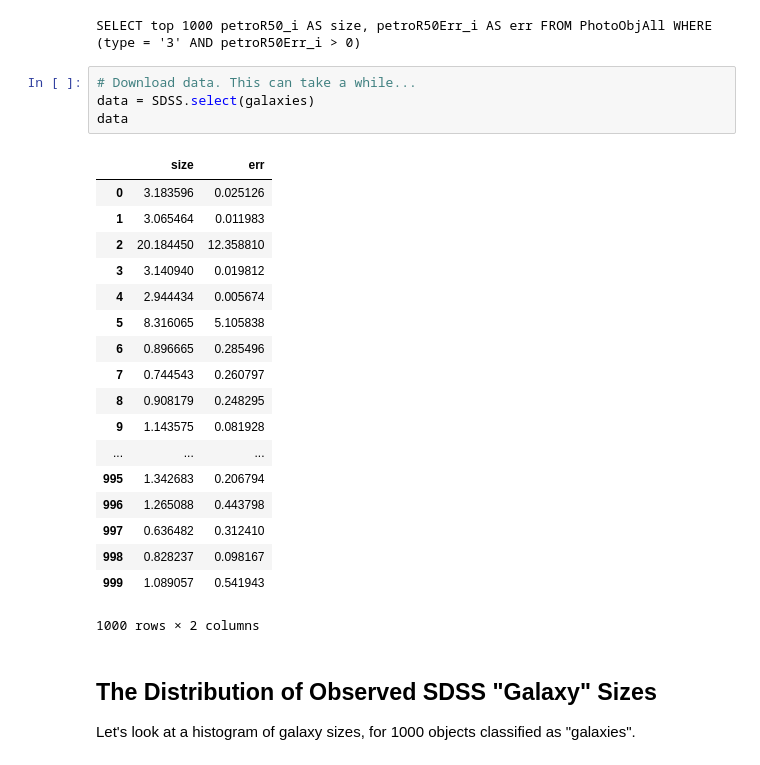
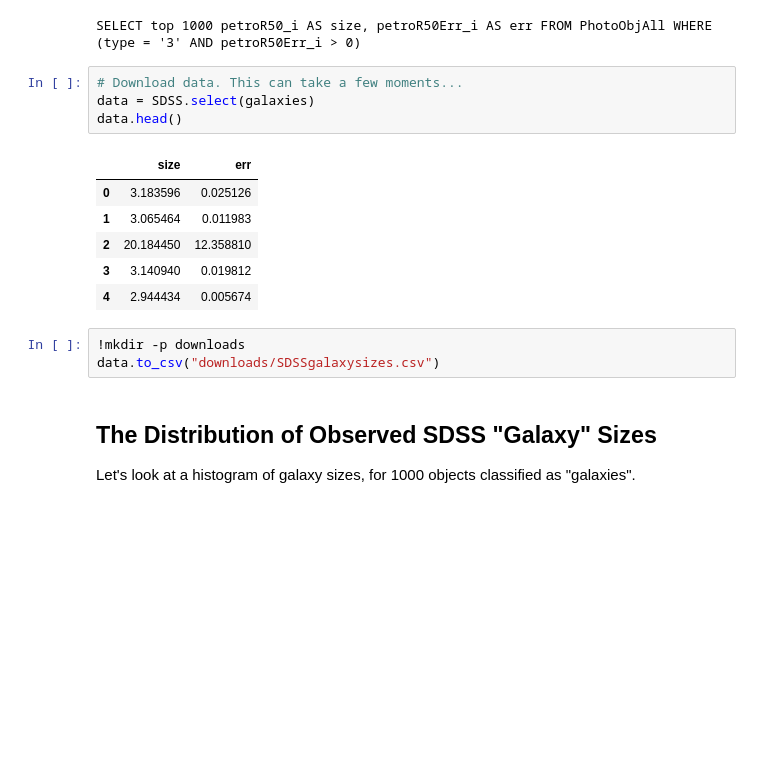
Before and after one commit to KIPAC/StatisticalMethods, a Jupyter notebook: examples/SDSScatalog/GalaxySizes.ipynb, the cells around one changed output. Cells and saved outputs as stored; diff of their text form; blank space fills up the shorter version.

```diff
--- a/examples/SDSScatalog/GalaxySizes.ipynb
+++ b/examples/SDSScatalog/GalaxySizes.ipynb
@@ -28,28 +28,19 @@ print galaxies
 # %% [output]
 SELECT top 1000 petroR50_i AS size, petroR50Err_i AS err FROM PhotoObjAll WHERE (type = '3' AND petroR50Err_i > 0)
 # %%
-# Download data. This can take a while...
+# Download data. This can take a few moments...
 data = SDSS.select(galaxies)
-data
+data.head()
 # %% [output]
 |  | size | err |
 | 0 | 3.183596 | 0.025126 |
 | 1 | 3.065464 | 0.011983 |
 | 2 | 20.184450 | 12.358810 |
 | 3 | 3.140940 | 0.019812 |
 | 4 | 2.944434 | 0.005674 |
-| 5 | 8.316065 | 5.105838 |
-| 6 | 0.896665 | 0.285496 |
-| 7 | 0.744543 | 0.260797 |
-| 8 | 0.908179 | 0.248295 |
-| 9 | 1.143575 | 0.081928 |
-| ... | ... | ... |
-| 995 | 1.342683 | 0.206794 |
-| 996 | 1.265088 | 0.443798 |
-| 997 | 0.636482 | 0.312410 |
-| 998 | 0.828237 | 0.098167 |
-| 999 | 1.089057 | 0.541943 |
-1000 rows × 2 columns
+# %%
+!mkdir -p downloads
+data.to_csv("downloads/SDSSgalaxysizes.csv")
 # %% [markdown]
 ## The Distribution of Observed SDSS "Galaxy" Sizes
 
```
Also changed, not shown: parts of 9 cells of this notebook, 3 other files.
